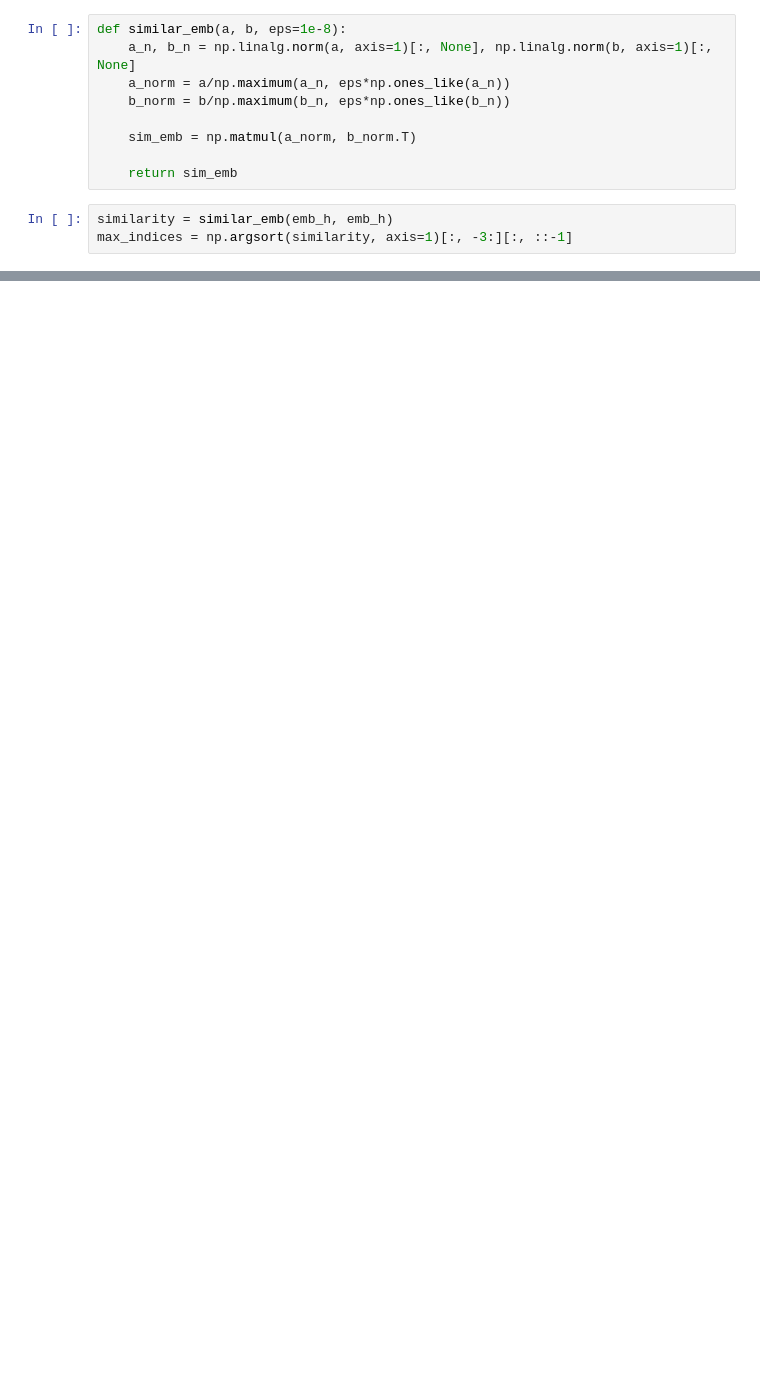
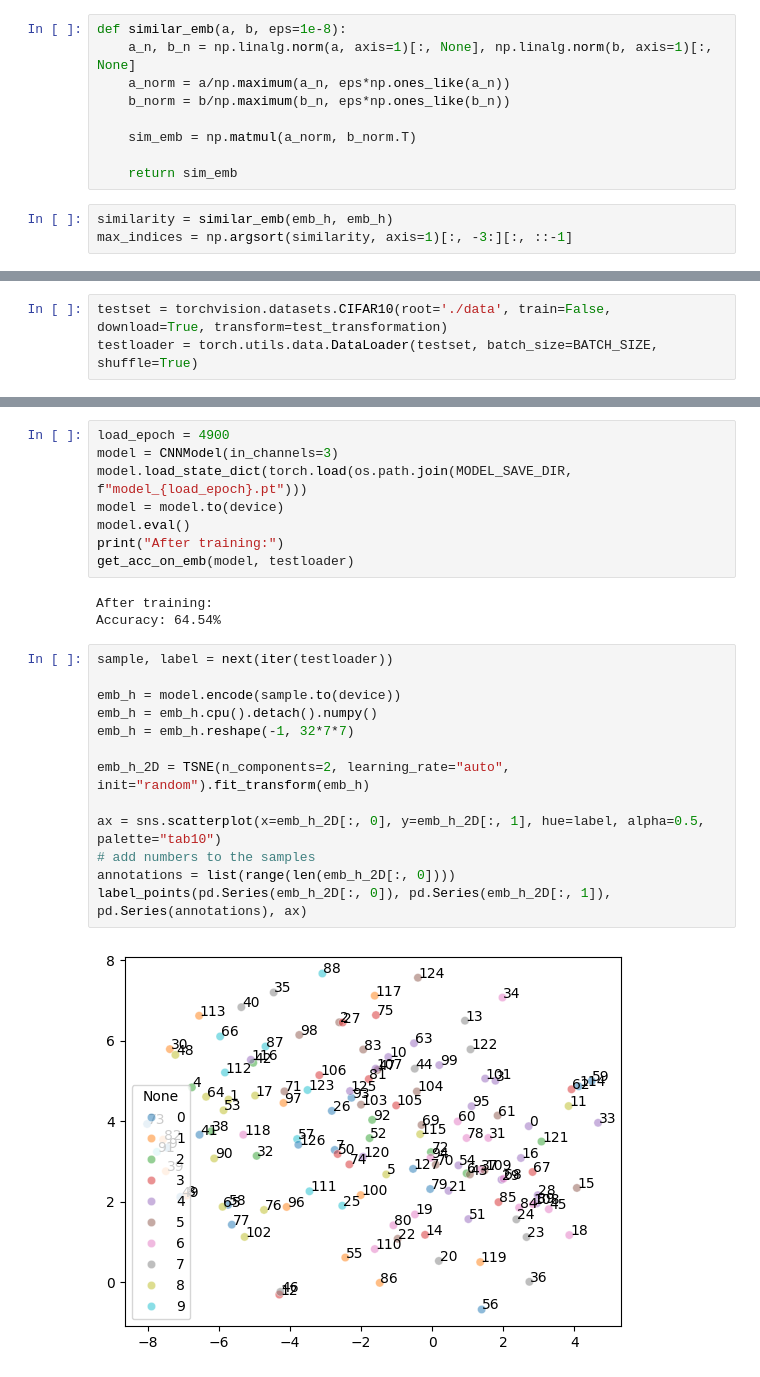
Before and after one commit to ramtinhamavar/AgenticAI, a Jupyter notebook: simCLR.ipynb, the cells around one changed output, grey strips where cells are left out. Saved outputs shown, nothing was run; the diff lists cells and outputs as text; blank space fills up the shorter version.

Commit message:
SimCLR loss on CIFAR-10 performance measured based on KNN classification

```diff
--- a/simCLR.ipynb
+++ b/simCLR.ipynb
@@ -206,0 +296,3 @@ plt.imshow(sample[14])
+# %%
+testset = torchvision.datasets.CIFAR10(root='./data', train=False, download=True, transform=test_transformation)
+testloader = torch.utils.data.DataLoader(testset, batch_size=BATCH_SIZE, shuffle=True)
@@ -206,0 +309,26 @@ plt.imshow(sample[14])
+# %%
+load_epoch = 4900
+model = CNNModel(in_channels=3)
+model.load_state_dict(torch.load(os.path.join(MODEL_SAVE_DIR, f"model_{load_epoch}.pt")))
+model = model.to(device)
+model.eval()
+print("After training:")
+get_acc_on_emb(model, testloader)
+# %% [output]
+After training:
+Accuracy: 64.54%
+# %%
+sample, label = next(iter(testloader))
+
+emb_h = model.encode(sample.to(device))
+emb_h = emb_h.cpu().detach().numpy()
+emb_h = emb_h.reshape(-1, 32*7*7)
+
+emb_h_2D = TSNE(n_components=2, learning_rate="auto", init="random").fit_transform(emb_h)
+
+ax = sns.scatterplot(x=emb_h_2D[:, 0], y=emb_h_2D[:, 1], hue=label, alpha=0.5, palette="tab10")
+# add numbers to the samples
+annotations = list(range(len(emb_h_2D[:, 0])))
+label_points(pd.Series(emb_h_2D[:, 0]), pd.Series(emb_h_2D[:, 1]), pd.Series(annotations), ax)
+# %% [output]
+[figure, added]
```
Also changed, not shown: parts of 14 cells of this notebook.
